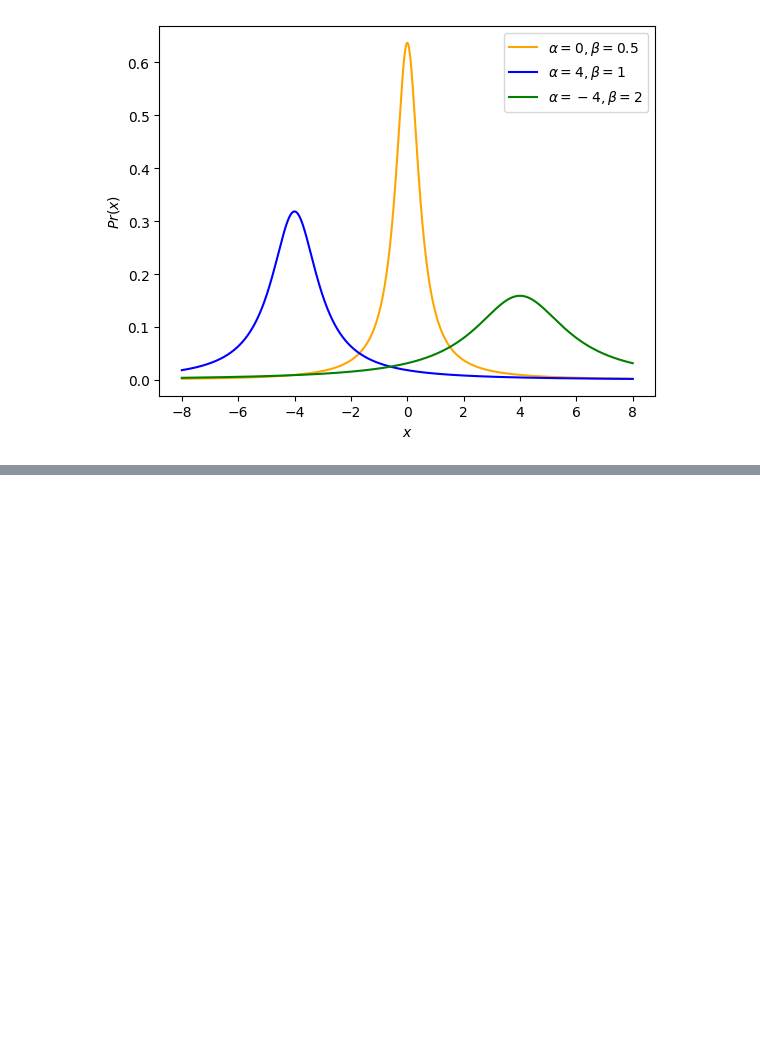
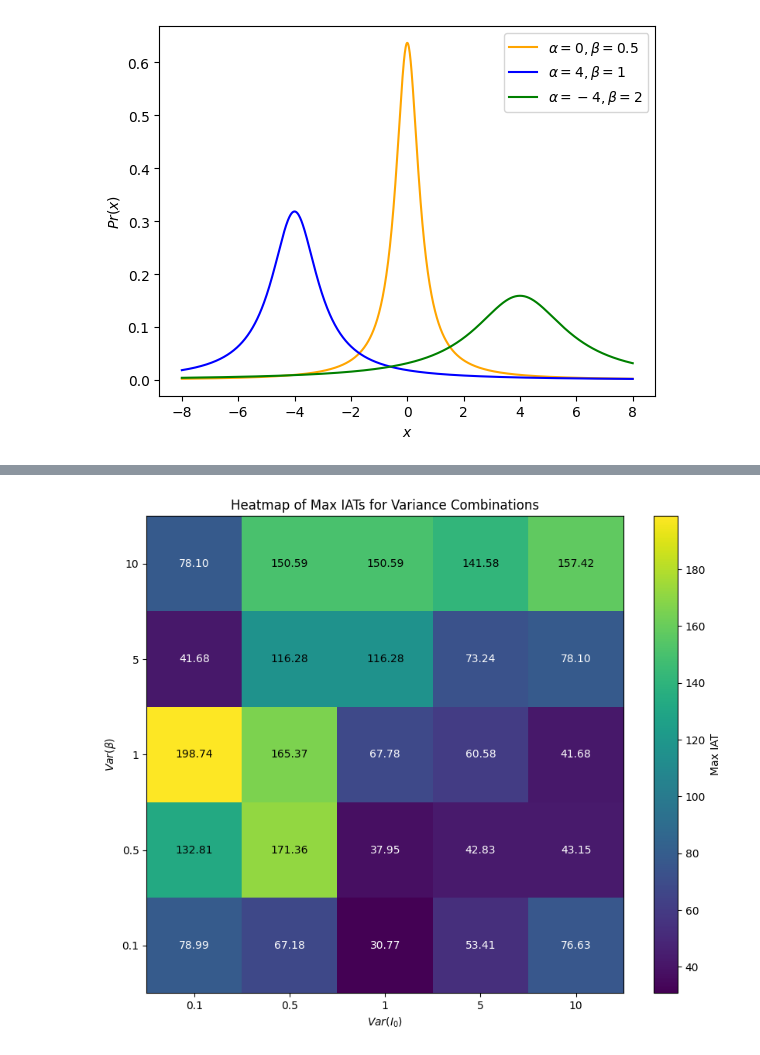
Before and after one commit to VishalJ99/s2_cw, a Jupyter notebook: src/figs.ipynb, the cells around one changed output, grey strips where cells are left out. Cells and saved outputs as stored; diff of their text form; code cells hidden in the pictures; blank space fills up the shorter version.

```diff
--- a/src/figs.ipynb
+++ b/src/figs.ipynb
@@ -137,0 +102,68 @@ plt.show()
+# %%
+import numpy as np
+import matplotlib.pyplot as plt
+import numpy as np
+import random
+np.random.seed(42)
+random.seed(42)
+
+# Assuming `metropolis_sampler` and `log_posterior_2` are defined elsewhere
+# Assuming `integrated_time` correctly calculates the IAT and can raise `AutocorrError`
+
+varBetas = [0.1, 0.5, 1, 5, 10]
+varI0s = [0.1, 0.5, 1, 5, 10]
+n_samples = 10000
+
+# Initialise a matrix to store the max tau for each combination of varBeta and varI0
+max_taus_matrix = np.zeros((len(varBetas), len(varI0s)))
+
+# Initial state
+alpha, beta, I0 = 0, 1, 1
+x0 = np.asarray([alpha, beta, I0])
+
+# Sample using the different proposal covariance matrices for varBeta and varI0
+for i, varBeta in enumerate(varBetas):
+    for j, varI0 in enumerate(varI0s):
+        # Define the covariance matrix for this combination
+        cov_Q = np.eye(3)
+        cov_Q[1, 1] = varBeta
+        cov_Q[2, 2] = varI0
+
+        # Sample
+        samples, acceptances = metropolis_sampler(log_posterior_2, x0, n_samples, cov_Q)
+
+        try:
+            # Calculate the max tau (IAT) for this combination
+            max_tau = max(integrated_time(samples[:, k]) for k in range(samples.shape[1]))
+        except AutocorrError:
+            pass
+
+        max_taus_matrix[i, j] = max_tau
+# Generate the heatmap
+fig, ax = plt.subplots(figsize=(10, 8))
+cax = ax.imshow(max_taus_matrix, cmap='viridis', origin='lower')
+fig.colorbar(cax, label='Max IAT')
+ax.set_xticks(np.arange(len(varI0s)))
+ax.set_yticks(np.arange(len(varBetas)))
+ax.set_xticklabels(varI0s)
+ax.set_yticklabels(varBetas)
+plt.xlabel(r'$Var(I_0)$')
+plt.ylabel(r'$Var(\beta)$')
+plt.title('Heatmap of Max IATs for Variance Combinations')
+
+# Define the threshold as the midpoint between the min and max of the matrix values
+min_val, max_val = np.nanmin(max_taus_matrix), np.nanmax(max_taus_matrix)
+threshold = min_val + (max_val - min_val) * 0.5
+
+# Loop over data dimensions and create text annotations with dynamic color
+for i in range(len(varBetas)):
+    for j in range(len(varI0s)):
+        value = max_taus_matrix[i, j]
+        # Choose text color based on the value relative to the threshold
+        text_color = "black" if value > threshold else "white"
+        ax.text(j, i, f'{value:.2f}', ha="center", va="center", color=text_color)
+
+plt.savefig('../report/figs/IAT_heatmap.png', dpi=300)
+plt.show()
+# %% [output]
+[figure, added]
```
Also changed, not shown: parts of 13 cells of this notebook, 16 other files.
